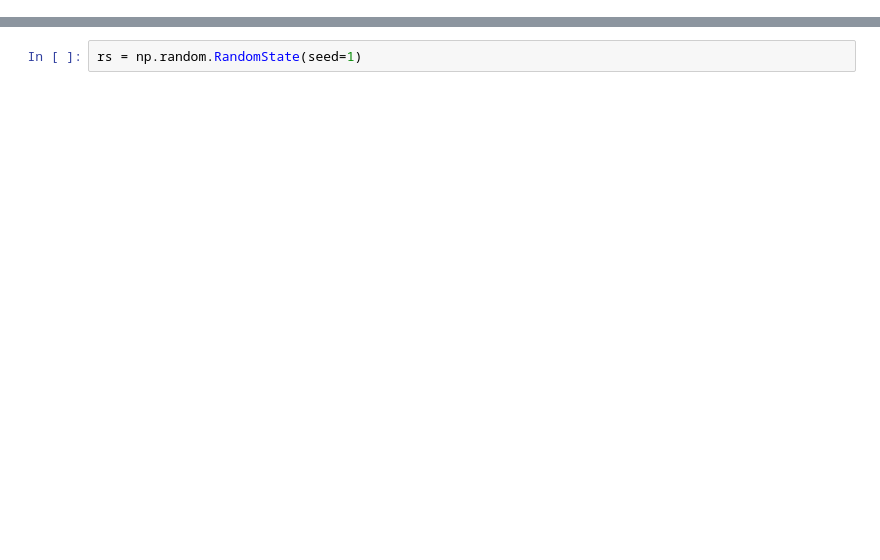
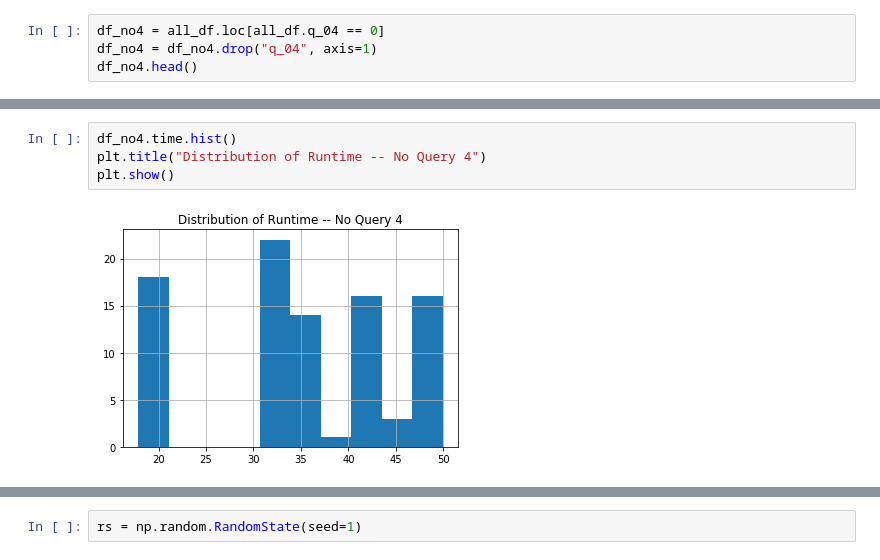
Before and after one commit to ajmal017/spark-jvm-ml, a Jupyter notebook: ml_models.ipynb, the cells around one changed output, grey strips where cells are left out. Drawn from its saved outputs; the diff is of its cells as text; blank space fills up the shorter version.

```diff
--- a/ml_models.ipynb
+++ b/ml_models.ipynb
@@ -14,0 +119,4 @@ Assume X has only 1 categorical variable (GC Algorithm) and it only has 2 classe
+# %%
+df_no4 = all_df.loc[all_df.q_04 == 0]
+df_no4 = df_no4.drop("q_04", axis=1)
+df_no4.head()
@@ -14,0 +130,6 @@ Assume X has only 1 categorical variable (GC Algorithm) and it only has 2 classe
+# %%
+df_no4.time.hist()
+plt.title("Distribution of Runtime -- No Query 4")
+plt.show()
+# %% [output]
+[figure, added]
```
Also changed, not shown: parts of 45 cells of this notebook, 10 other files.
